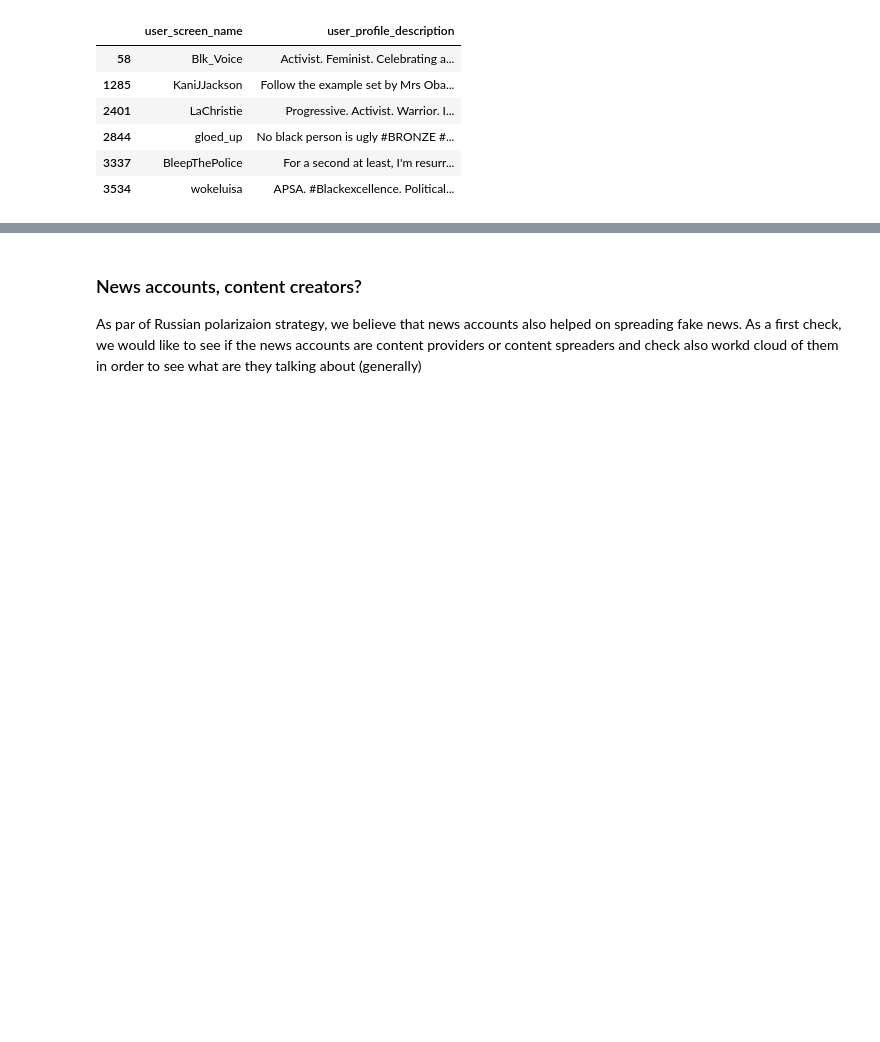
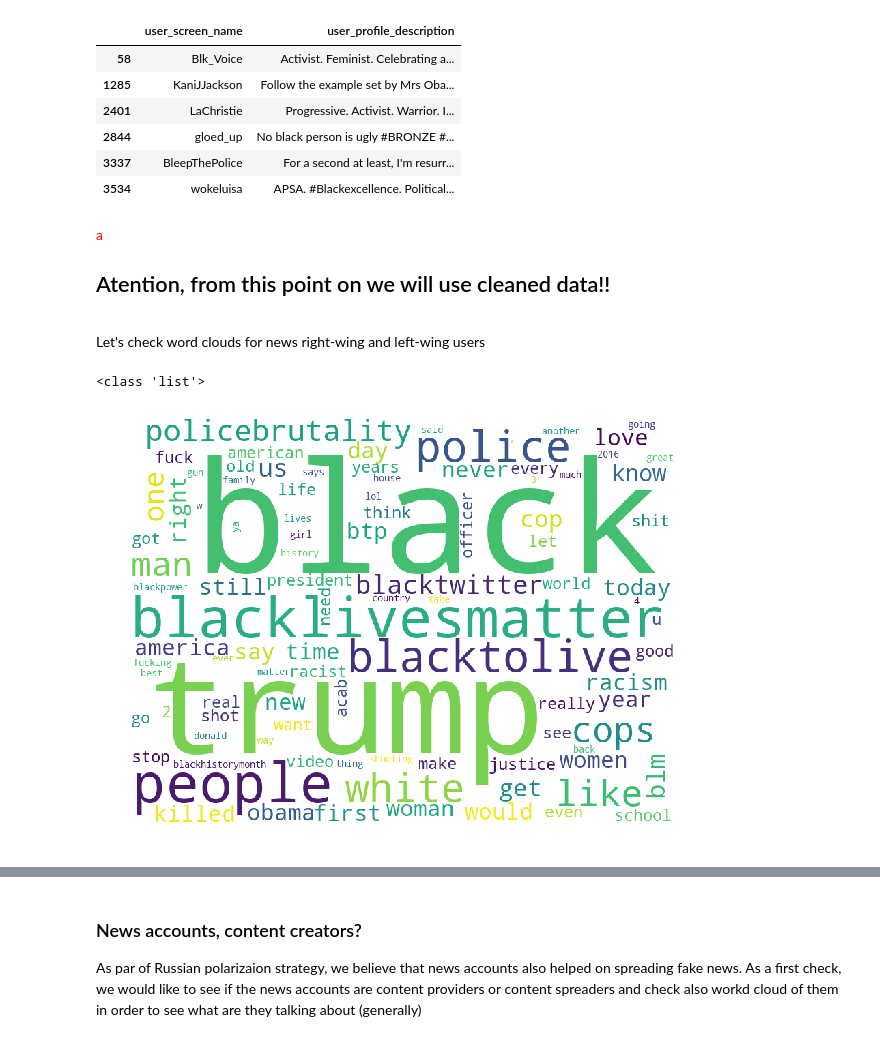
Before and after one commit to jrdmose/BGSE_Text_Mining, a Jupyter notebook: scripts/users_in_depth.ipynb, the cells around one changed output, grey strips where cells are left out. Cells and saved outputs as stored; diff of their text form; code cells hidden in the pictures; blank space fills up the shorter version.

```diff
--- a/scripts/users_in_depth.ipynb
+++ b/scripts/users_in_depth.ipynb
@@ -552,3 +552,8 @@ user_data[user_data.user_screen_name.isin(left_names)][["user_screen_name","user
 | 2844 | gloed_up | No black person is ugly #BRONZE #... |
 | 3337 | BleepThePolice | For a second at least, I'm resurr... |
 | 3534 | wokeluisa | APSA. #Blackexcellence. Political... |
+# %% [markdown]
+<font color=red>a
+
+## Atention, from this point on we will use cleaned data!!
+<font>
@@ -554,0 +562,2 @@ user_data[user_data.user_screen_name.isin(left_names)][["user_screen_name","user
+# %% [markdown]
+Let's check word clouds for news right-wing and left-wing users
@@ -554,0 +595,6 @@ user_data[user_data.user_screen_name.isin(left_names)][["user_screen_name","user
+# %%
+# wordcloud 1
+tokenize_and_wordcloud(left_tweets,"../img/wordcloud1.png")
+# %% [output]
+<class 'list'>
+[figure, added]
```
Also changed, not shown: parts of 22 cells of this notebook, 7 other files.
